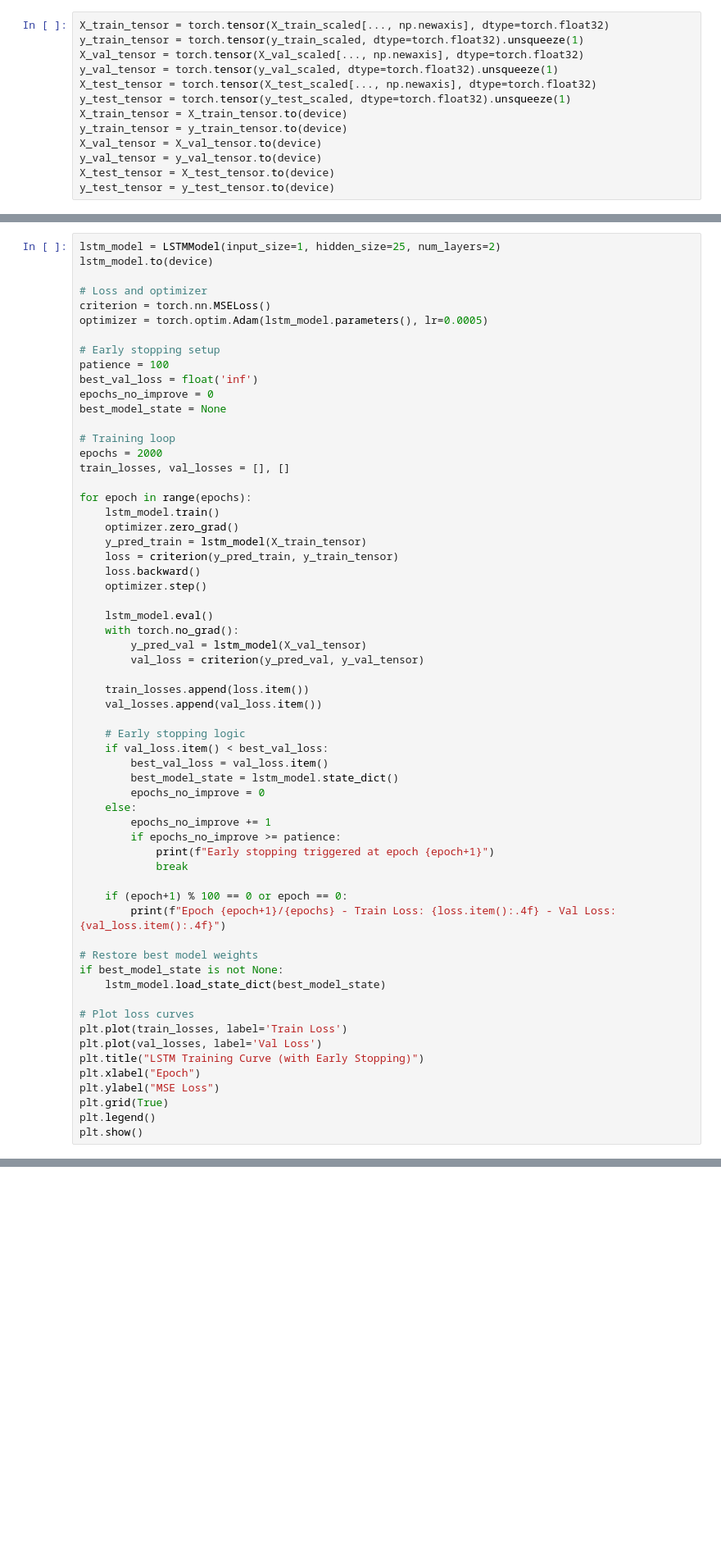
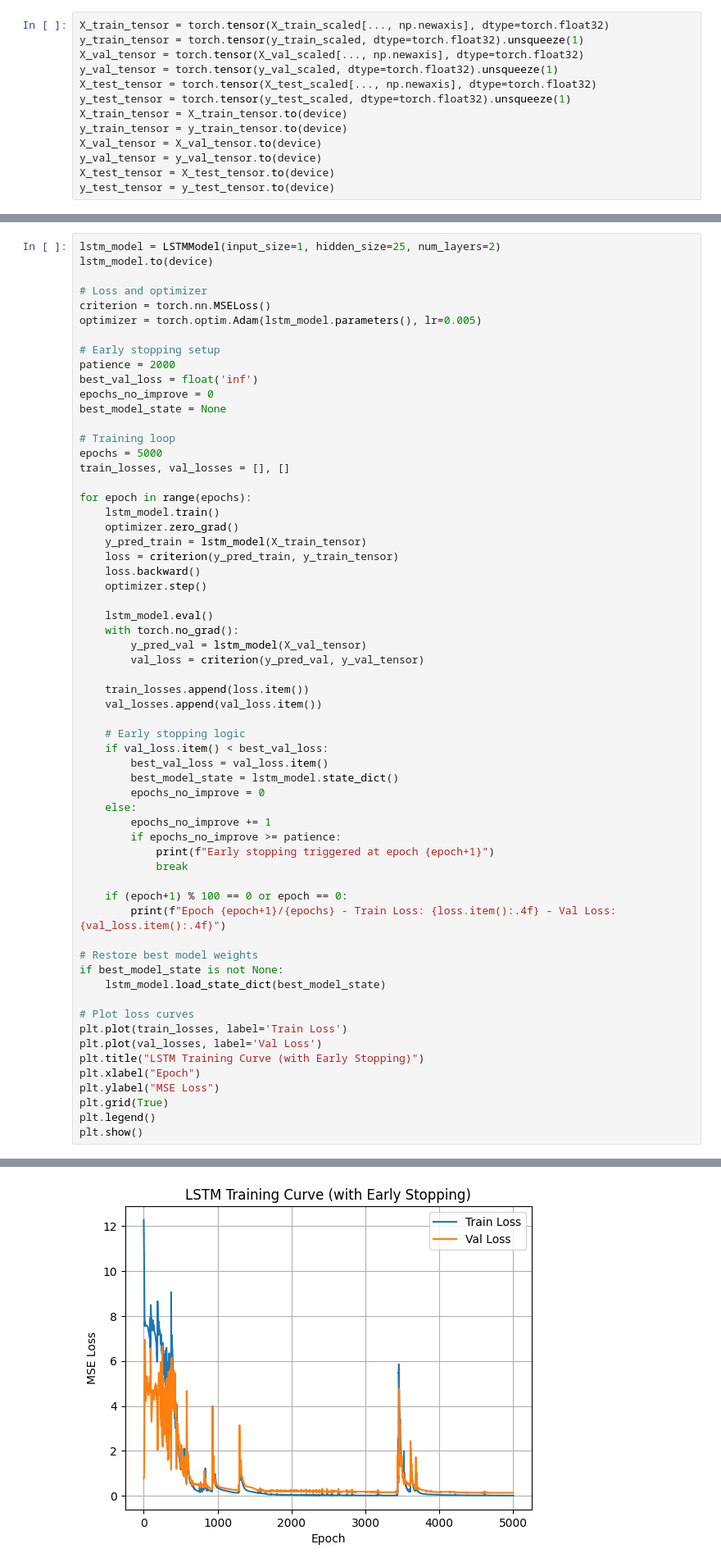
Before and after one commit to Cellular-Adventures/CapstoneAI-FiberProbe, a Jupyter notebook: Train.ipynb, the cells around one changed output, grey strips where cells are left out. Shown at 82% size. Drawn from its saved outputs; the diff is of its cells as text; blank space fills up the shorter version.

```diff
--- a/Train.ipynb
+++ b/Train.ipynb
@@ -263,16 +295,16 @@ lstm_model.to(device)
 
 # Loss and optimizer
 criterion = torch.nn.MSELoss()
-optimizer = torch.optim.Adam(lstm_model.parameters(), lr=0.0005)
+optimizer = torch.optim.Adam(lstm_model.parameters(), lr=0.005)
 
 # Early stopping setup
-patience = 100
+patience = 2000
 best_val_loss = float('inf')
 epochs_no_improve = 0
 best_model_state = None
 
 # Training loop
-epochs = 2000
+epochs = 5000
 train_losses, val_losses = [], []
 
 for epoch in range(epochs):
@@ -318,3 +350,4 @@ plt.ylabel("MSE Loss")
 plt.grid(True)
 plt.legend()
 plt.show()
+# %% [output]
@@ -321,3 +371,4 @@ plt.show()
+[figure, added]
 # %%
 # Predict on validation set
 lstm_model.eval()
```
Also changed, not shown: parts of 16 cells of this notebook.
